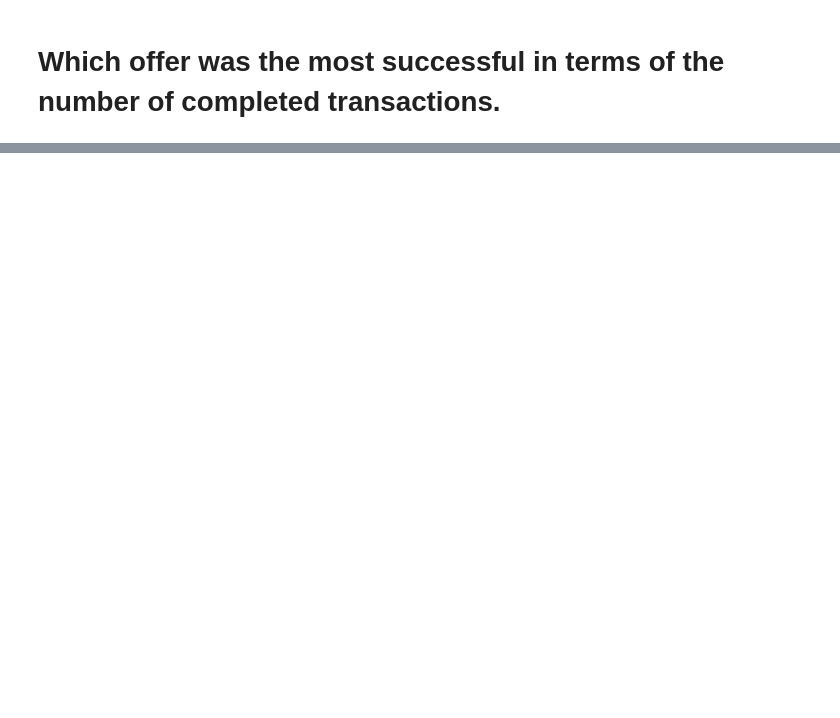
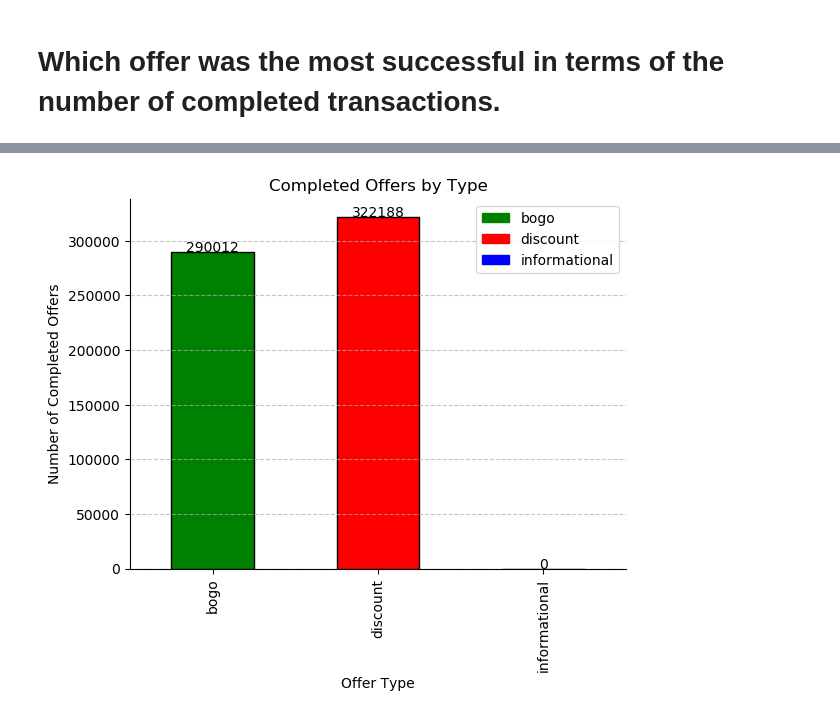
Before and after one commit to ShantiRoseCodes/aws_mle_capstone_project, a Jupyter notebook: Starbucks Capstone Project.ipynb, the cells around one changed output, grey strips where cells are left out. Saved outputs shown, nothing was run; the diff lists cells and outputs as text; code cells hidden in the pictures; blank space fills up the shorter version.

```diff
--- a/Starbucks Capstone Project.ipynb
+++ b/Starbucks Capstone Project.ipynb
@@ -117,0 +165,40 @@ plt.show()
+# %%
+# create sample data
+data = {'offer': viewed_completed_df['offer_id'],
+        'offer_type': viewed_completed_df['offer_type'],
+        'completed': viewed_completed_df['completed']}
+
+# create a pandas DataFrame
+df = pd.DataFrame(data)
+
+# count the number of completed offers for each offer type
+completed_counts = df.groupby('offer_type')['completed'].sum()
+
+# set colors for each offer type
+colors = {'discount': 'red', 'bogo': 'green', 'informational': 'blue'}
+
+# plot the bar chart with different colors for each offer type
+ax = completed_counts.plot(kind='bar', color=[colors[i] for i in completed_counts.index], edgecolor='black')
+
+# add data labels to the bars
+for i, v in enumerate(completed_counts.values):
+    ax.text(i, v + 0.6, str(v), ha='center')
+
+# add a legend that shows the colors of each offer type
+handles = [plt.Rectangle((0,0),1,1, color=colors[label]) for label in completed_counts.index]
+labels = completed_counts.index
+plt.legend(handles, labels)
+
+# adjust the chart layout and formatting
+ax.set_xlabel('Offer Type')
+ax.set_ylabel('Number of Completed Offers')
+ax.set_title('Completed Offers by Type')
+ax.spines['top'].set_visible(False)
+ax.spines['right'].set_visible(False)
+ax.grid(axis='y', linestyle='--', alpha=0.7)
+
+plt.show()
+
+# plt.savefig(os.path.join('photos/completed_offers_by_type.png'), dpi=300, format='png', bbox_inches='tight') # use format='svg' or 'pdf' for vectorial pictures
+# %% [output]
+[figure, added]
```
Also changed, not shown: parts of 6 cells of this notebook, 7 other files.
